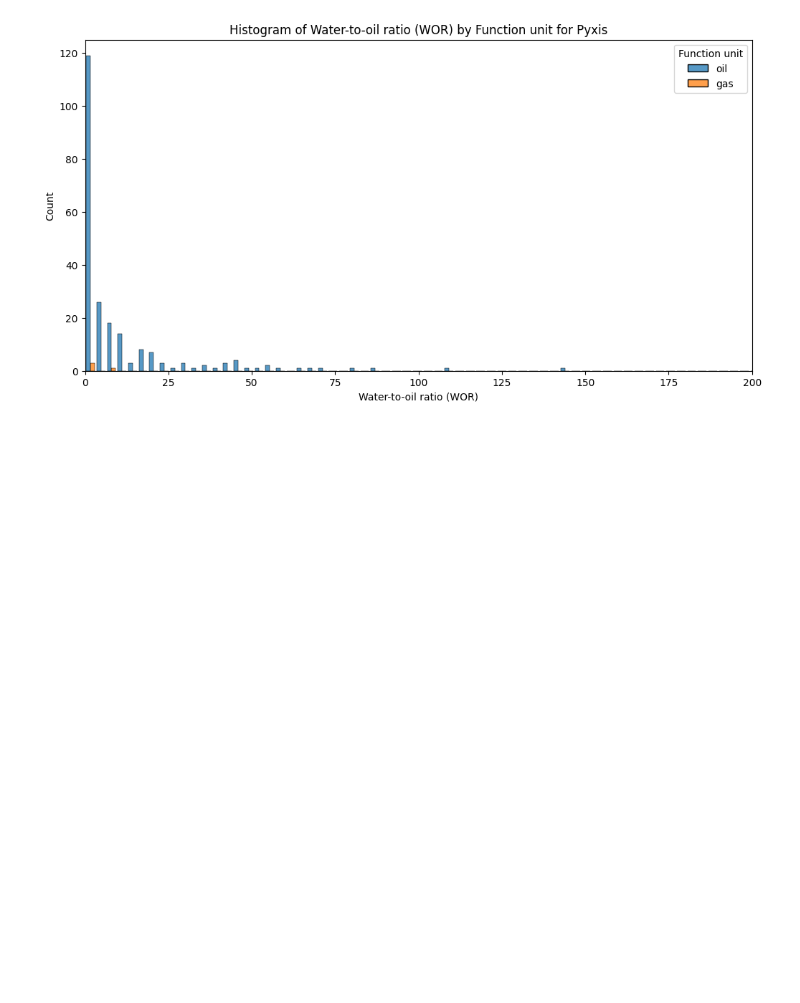
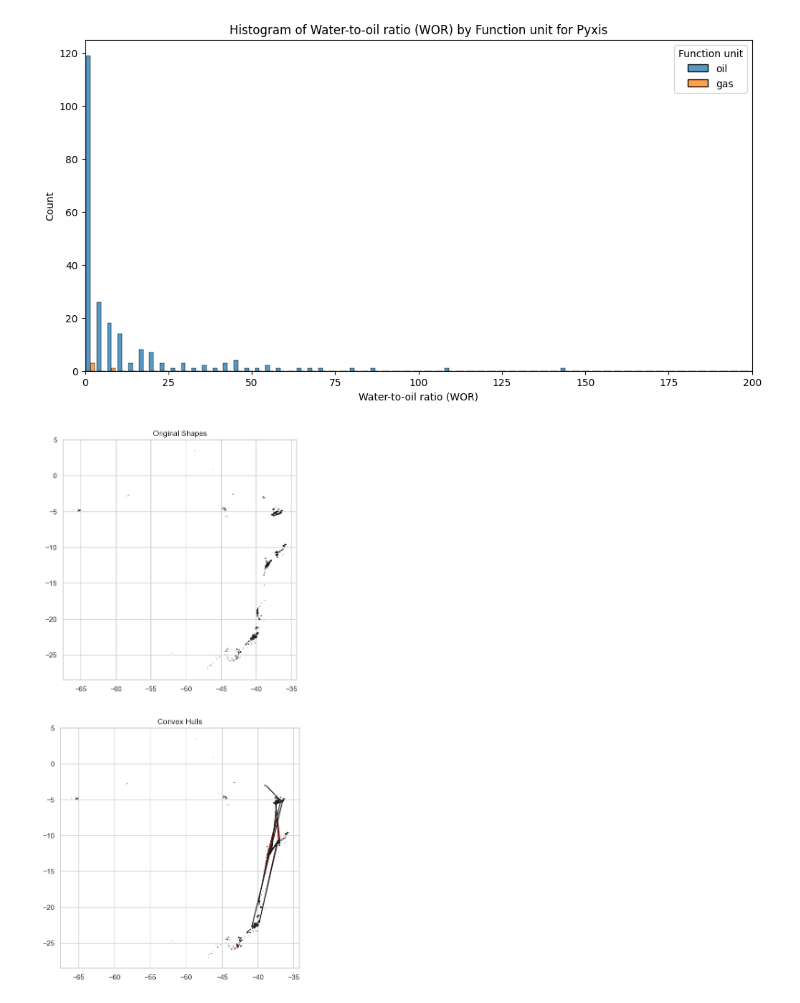
Before and after one commit to FanYaQi/Pyxis, a Jupyter notebook: db/notebooks/demo.ipynb, the cells around one changed output. Drawn from its saved outputs; the diff is of its cells as text; code cells hidden in the pictures; blank space fills up the shorter version.

```diff
--- a/db/notebooks/demo.ipynb
+++ b/db/notebooks/demo.ipynb
@@ -51,3 +51,45 @@ plot_category_distribution(pyxis,'Function unit','Water-to-oil ratio (WOR)','Pyx
 # %% [output]
 [figure]
 [figure]
+# %%
+#wm field need to be cleaned further
+#check for unpair field status
+import geopandas as gpd
+
+wm = gpd.read_file('../data/br_geodata/wm/BR.shp')
+# %%
+import geopandas as gpd
+import pandas as pd
+import matplotlib.pyplot as plt
+
+def plot_convex_hulls(gdf):
+    """
+    Plot the original geometries and their convex hulls from a shapefile."""
+
+    # Initialize an empty list to store convex hulls
+    hull_list = []
+
+    # Compute the convex hull for each geometry
+    for index, row in gdf.iterrows():
+        convex_hull = row.geometry.convex_hull
+        hull_list.append(gpd.GeoSeries([convex_hull]))
+
+    # Create a GeoDataFrame from the list of convex hulls
+    hulls = gpd.GeoDataFrame(pd.concat(hull_list, ignore_index=True), columns=['geometry'])
+
+    # Plotting the original shapes and the convex hulls
+    fig, axs = plt.subplots(2, 1, figsize=(10, 15))
+
+    # Plot original shapes
+    gdf.plot(ax=axs[0], color='blue', edgecolor='k')
+    axs[0].set_title("Original Shapes")  # Set title for the first subplot
+
+    # Plot convex hulls
+    hulls.plot(ax=axs[1], color='red', edgecolor='k')
+    axs[1].set_title("Convex Hulls")  # Set title for the second subplot
+
+    plt.show()
+
+plot_convex_hulls(wm)
+# %% [output]
+[figure, added]
```
Also changed, not shown: parts of 35 cells of this notebook, 7 other files.
